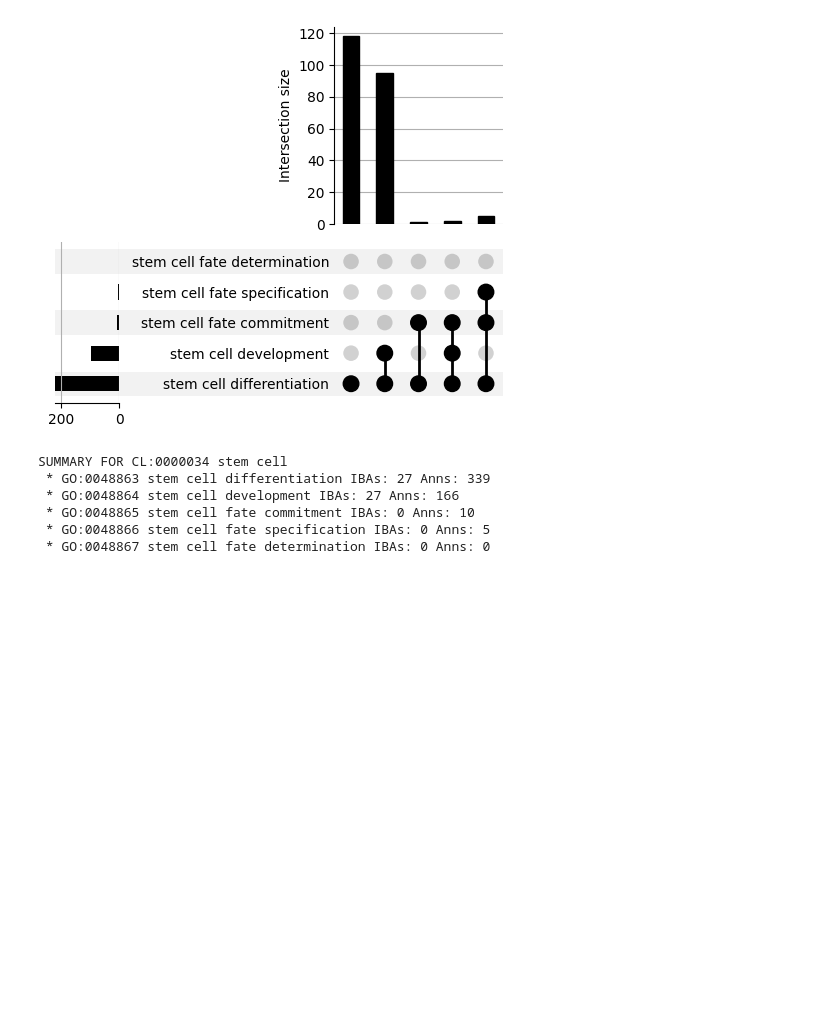
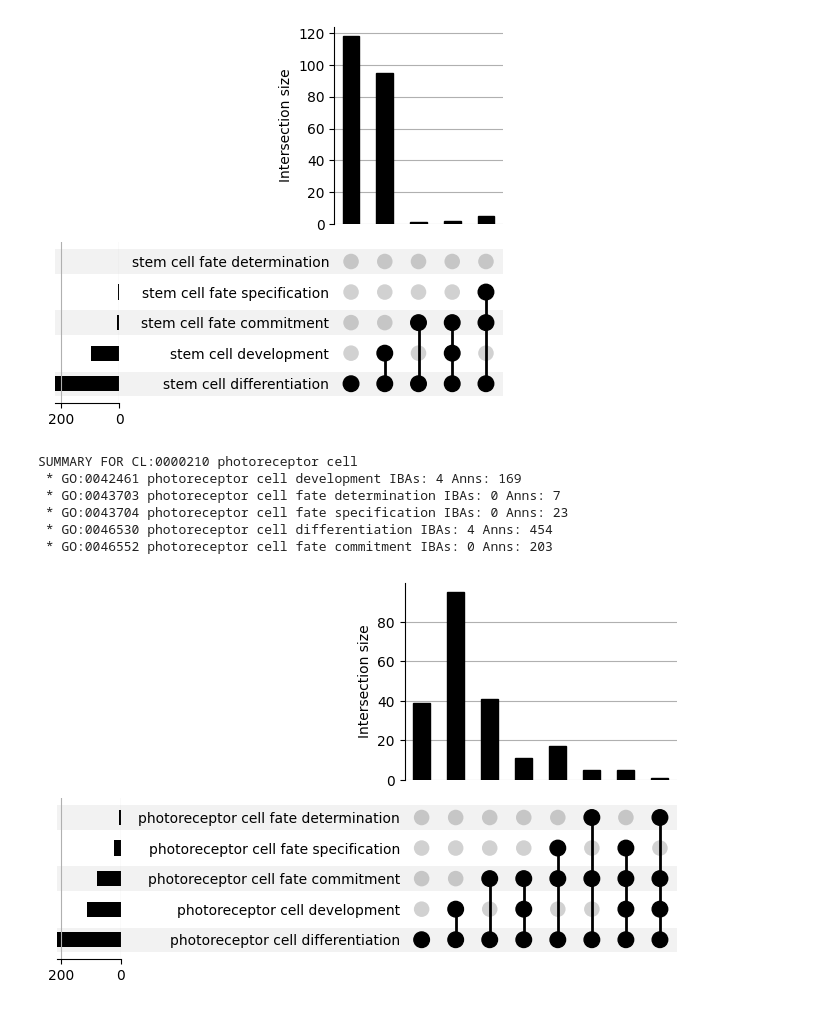
Before and after one commit to geneontology/go-library, a Jupyter notebook: notebooks/CellDifferentiation-Comparison.ipynb, the cells around one changed output. Saved outputs shown, nothing was run; the diff lists cells and outputs as text; code cells hidden in the pictures; blank space fills up the shorter version.

```diff
--- a/notebooks/CellDifferentiation-Comparison.ipynb
+++ b/notebooks/CellDifferentiation-Comparison.ipynb
@@ -297,12 +294,15 @@ SUMMARY FOR CL:0000034 stem cell
  'totals': <AxesSubplot: >,
  'intersections': <AxesSubplot: ylabel='Intersection size'>}
 [figure]
+# %%
+DMEL = "NCBITaxon:7227"
 # %%
-w = cell_summary("CL:0000034", MOUSE)
+w = cell_summary("CL:0000210", DMEL)
 # %% [output]
-SUMMARY FOR CL:0000034 stem cell
- * GO:0048863 stem cell differentiation IBAs: 27 Anns: 339
- * GO:0048864 stem cell development IBAs: 27 Anns: 166
- * GO:0048865 stem cell fate commitment IBAs: 0 Anns: 10
- * GO:0048866 stem cell fate specification IBAs: 0 Anns: 5
- * GO:0048867 stem cell fate determination IBAs: 0 Anns: 0
+SUMMARY FOR CL:0000210 photoreceptor cell
+ * GO:0042461 photoreceptor cell development IBAs: 4 Anns: 169
+ * GO:0043703 photoreceptor cell fate determination IBAs: 0 Anns: 7
+ * GO:0043704 photoreceptor cell fate specification IBAs: 0 Anns: 23
+ * GO:0046530 photoreceptor cell differentiation IBAs: 4 Anns: 454
+ * GO:0046552 photoreceptor cell fate commitment IBAs: 0 Anns: 203
+[figure, added]
```
Also changed, not shown: parts of 3 cells of this notebook.
